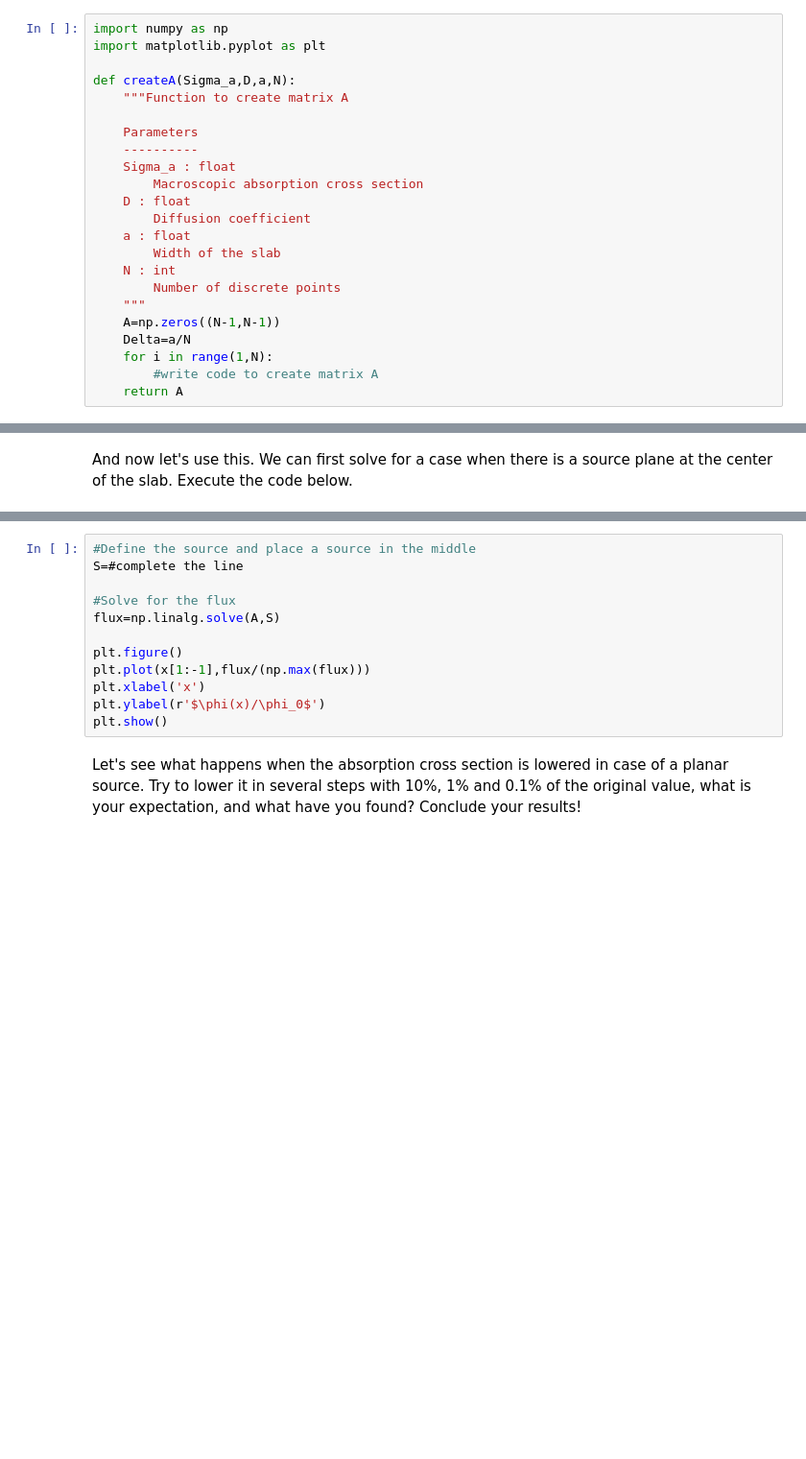
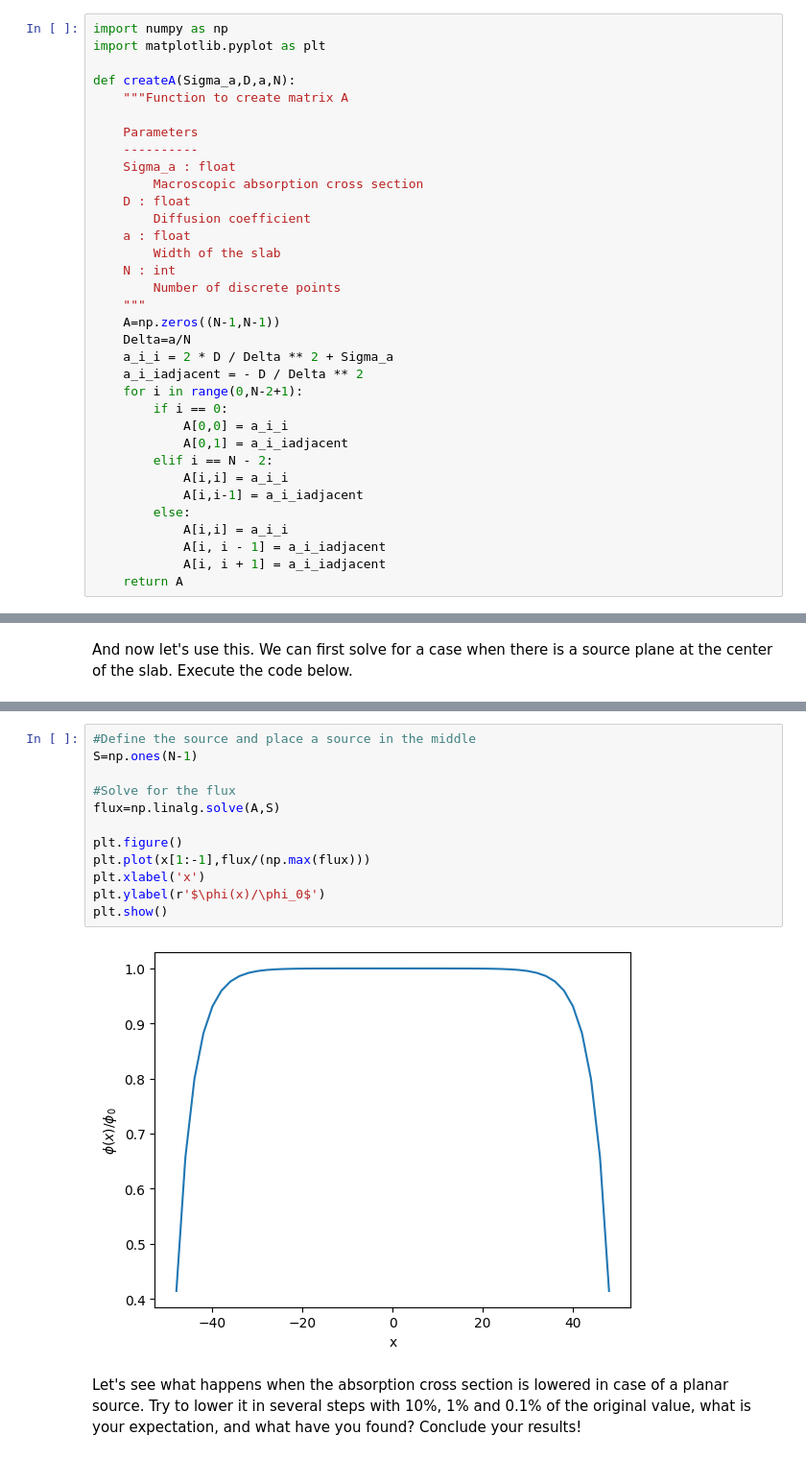
Before and after one commit to jeppeppej/RFP, a Jupyter notebook: Datalabs/Datalab07/7-NumericalDiffusion.ipynb, the cells around one changed output, grey strips where cells are left out. Shown at 96% size. Cells and saved outputs as stored; diff of their text form; blank space fills up the shorter version.

```diff
--- a/Datalabs/Datalab07/7-NumericalDiffusion.ipynb
+++ b/Datalabs/Datalab07/7-NumericalDiffusion.ipynb
@@ -123,6 +123,17 @@ def createA(Sigma_a,D,a,N):
     """
     A=np.zeros((N-1,N-1))
     Delta=a/N
-    for i in range(1,N):
-        #write code to create matrix A
+    a_i_i = 2 * D / Delta ** 2 + Sigma_a
+    a_i_iadjacent = - D / Delta ** 2
+    for i in range(0,N-2+1):
+        if i == 0:
+            A[0,0] = a_i_i
+            A[0,1] = a_i_iadjacent
+        elif i == N - 2:
+            A[i,i] = a_i_i
+            A[i,i-1] = a_i_iadjacent
+        else:
+            A[i,i] = a_i_i
+            A[i, i - 1] = a_i_iadjacent
+            A[i, i + 1] = a_i_iadjacent
     return A
@@ -162,14 +171,16 @@ Now define a source which is uniform all over the slab. What shape do you expect
 # %%
 #Define the source and place a source in the middle
-S=#complete the line
+S=np.ones(N-1)
 
 #Solve for the flux
 flux=np.linalg.solve(A,S)
 
 plt.figure()
 plt.plot(x[1:-1],flux/(np.max(flux)))
 plt.xlabel('x')
 plt.ylabel(r'$\phi(x)/\phi_0$')
 plt.show()
+# %% [output]
+[figure, added]
 # %% [markdown]
 Let's see what happens when the absorption cross section is lowered in case of a planar source. Try to lower it in several steps with 10%, 1% and 0.1% of the original value, what is your expectation, and what have you found? Conclude your results!
```
Also changed, not shown: parts of 16 cells of this notebook.
